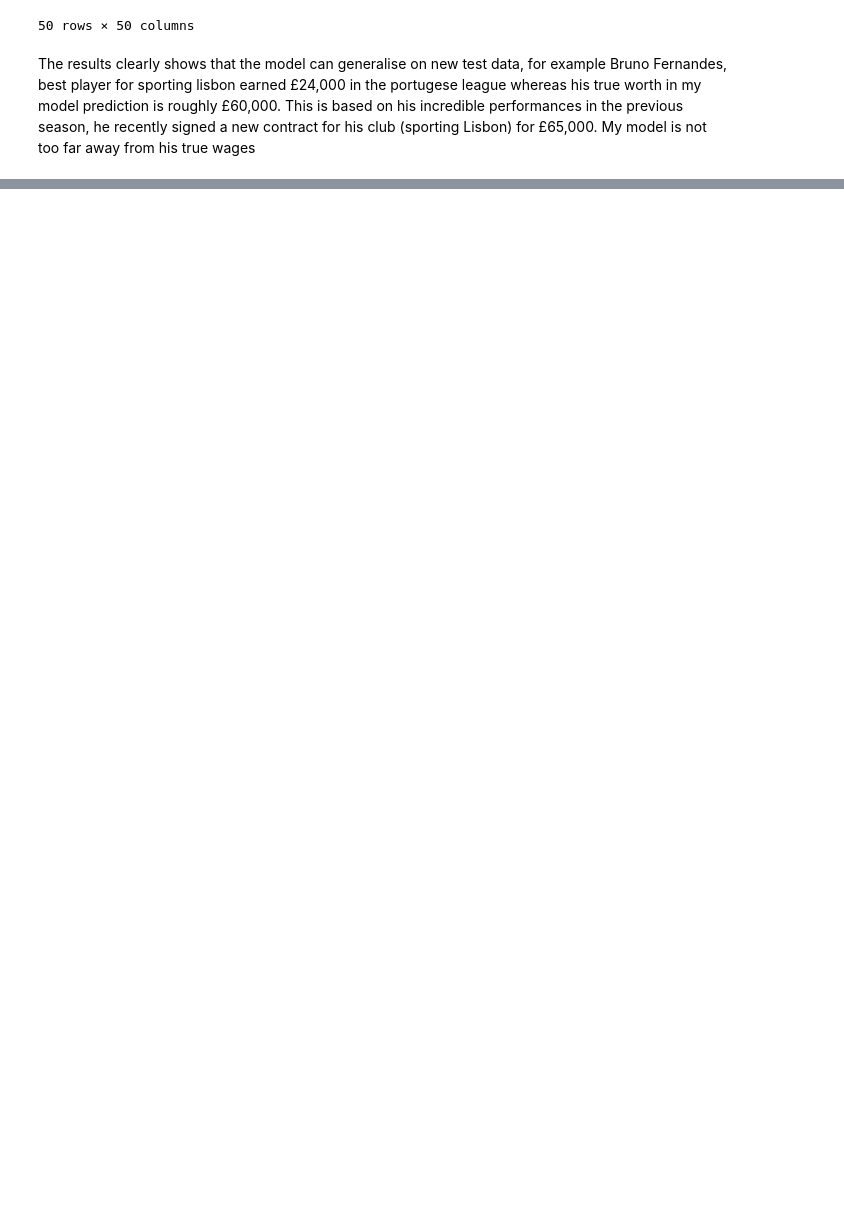
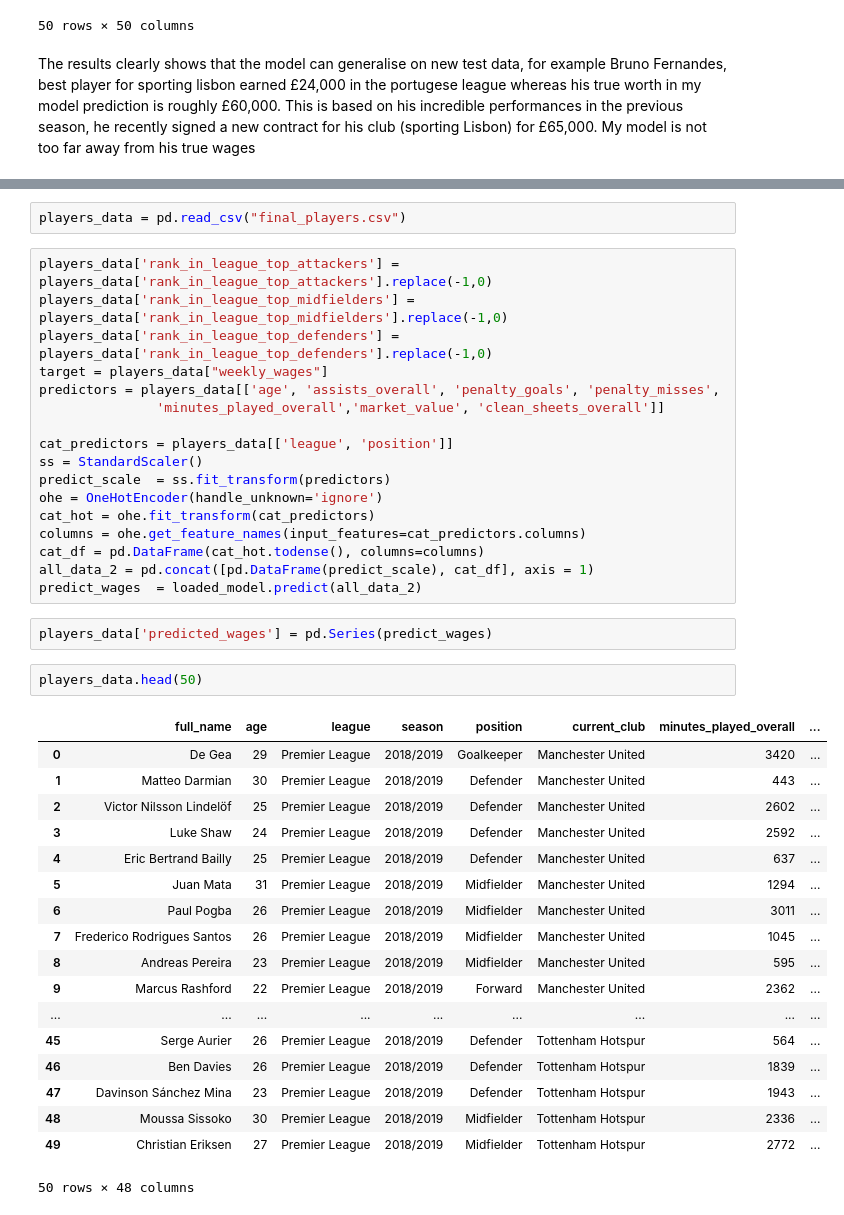
Before and after one commit to Abhiolar/Player-wages, a Jupyter notebook: FINAL NOTEBOOK.ipynb, the cells around one changed output, grey strips where cells are left out. Drawn from its saved outputs; the diff is of its cells as text; blank space fills up the shorter version.

```diff
--- a/FINAL NOTEBOOK.ipynb
+++ b/FINAL NOTEBOOK.ipynb
@@ -465,0 +472,42 @@ The results clearly shows that the model can generalise on new test data, for ex
+# %%
+players_data = pd.read_csv("final_players.csv")
+# %%
+players_data['rank_in_league_top_attackers'] = players_data['rank_in_league_top_attackers'].replace(-1,0)
+players_data['rank_in_league_top_midfielders'] = players_data['rank_in_league_top_midfielders'].replace(-1,0)
+players_data['rank_in_league_top_defenders'] = players_data['rank_in_league_top_defenders'].replace(-1,0)
+target = players_data["weekly_wages"]
+predictors = players_data[['age', 'assists_overall', 'penalty_goals', 'penalty_misses',
+               'minutes_played_overall','market_value', 'clean_sheets_overall']]
+
+cat_predictors = players_data[['league', 'position']]
+ss = StandardScaler()
+predict_scale  = ss.fit_transform(predictors)
+ohe = OneHotEncoder(handle_unknown='ignore')
+cat_hot = ohe.fit_transform(cat_predictors)
+columns = ohe.get_feature_names(input_features=cat_predictors.columns)
+cat_df = pd.DataFrame(cat_hot.todense(), columns=columns)
+all_data_2 = pd.concat([pd.DataFrame(predict_scale), cat_df], axis = 1)
+predict_wages  = loaded_model.predict(all_data_2)
+# %%
+players_data['predicted_wages'] = pd.Series(predict_wages)
+# %%
+players_data.head(50)
+# %% [output]
+|  | full_name | age | league | season | position | current_club | minutes_played_overall | ... |
+| 0 | De Gea | 29 | Premier League | 2018/2019 | Goalkeeper | Manchester United | 3420 | ... |
+| 1 | Matteo Darmian | 30 | Premier League | 2018/2019 | Defender | Manchester United | 443 | ... |
+| 2 | Victor Nilsson Lindelöf | 25 | Premier League | 2018/2019 | Defender | Manchester United | 2602 | ... |
+| 3 | Luke Shaw | 24 | Premier League | 2018/2019 | Defender | Manchester United | 2592 | ... |
+| 4 | Eric Bertrand Bailly | 25 | Premier League | 2018/2019 | Defender | Manchester United | 637 | ... |
+| 5 | Juan Mata | 31 | Premier League | 2018/2019 | Midfielder | Manchester United | 1294 | ... |
+| 6 | Paul Pogba | 26 | Premier League | 2018/2019 | Midfielder | Manchester United | 3011 | ... |
+| 7 | Frederico Rodrigues Santos | 26 | Premier League | 2018/2019 | Midfielder | Manchester United | 1045 | ... |
+| 8 | Andreas Pereira | 23 | Premier League | 2018/2019 | Midfielder | Manchester United | 595 | ... |
+| 9 | Marcus Rashford | 22 | Premier League | 2018/2019 | Forward | Manchester United | 2362 | ... |
+| ... | ... | ... | ... | ... | ... | ... | ... | ... |
+| 45 | Serge Aurier | 26 | Premier League | 2018/2019 | Defender | Tottenham Hotspur | 564 | ... |
+| 46 | Ben Davies | 26 | Premier League | 2018/2019 | Defender | Tottenham Hotspur | 1839 | ... |
+| 47 | Davinson Sánchez Mina | 23 | Premier League | 2018/2019 | Defender | Tottenham Hotspur | 1943 | ... |
+| 48 | Moussa Sissoko | 30 | Premier League | 2018/2019 | Midfielder | Tottenham Hotspur | 2336 | ... |
+| 49 | Christian Eriksen | 27 | Premier League | 2018/2019 | Midfielder | Tottenham Hotspur | 2772 | ... |
+50 rows × 48 columns
```
Also changed, not shown: parts of 4 cells of this notebook, 4 other files.
